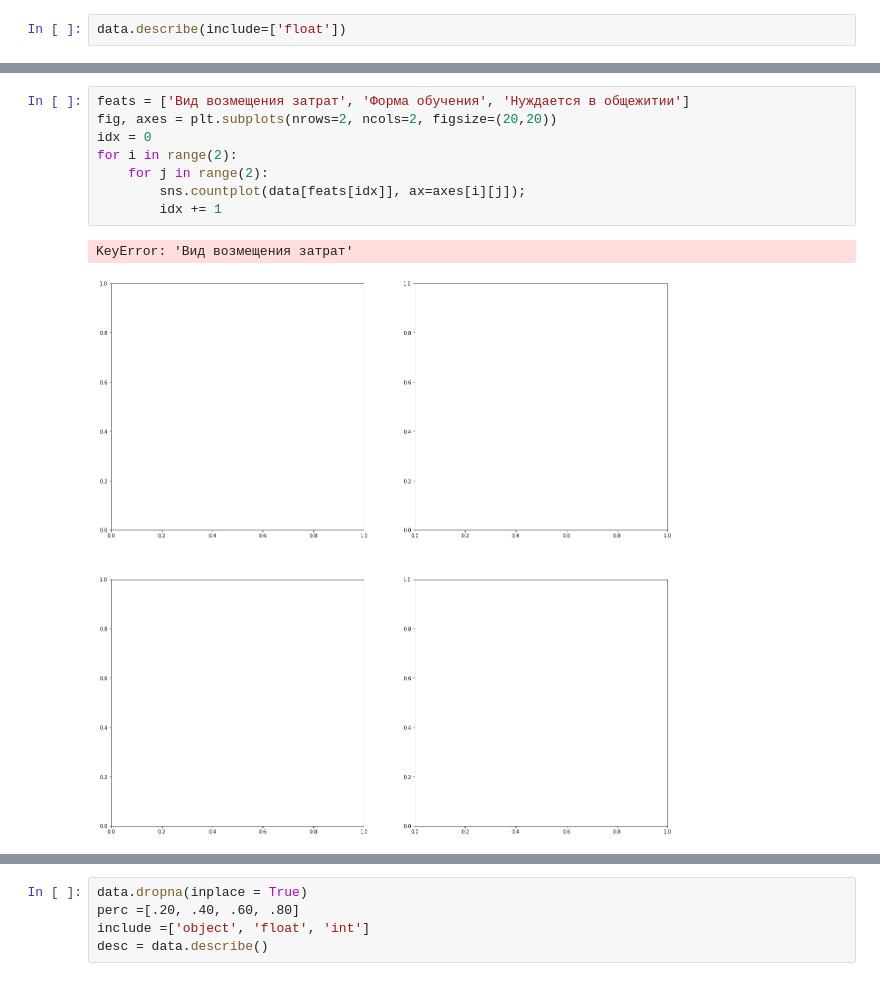
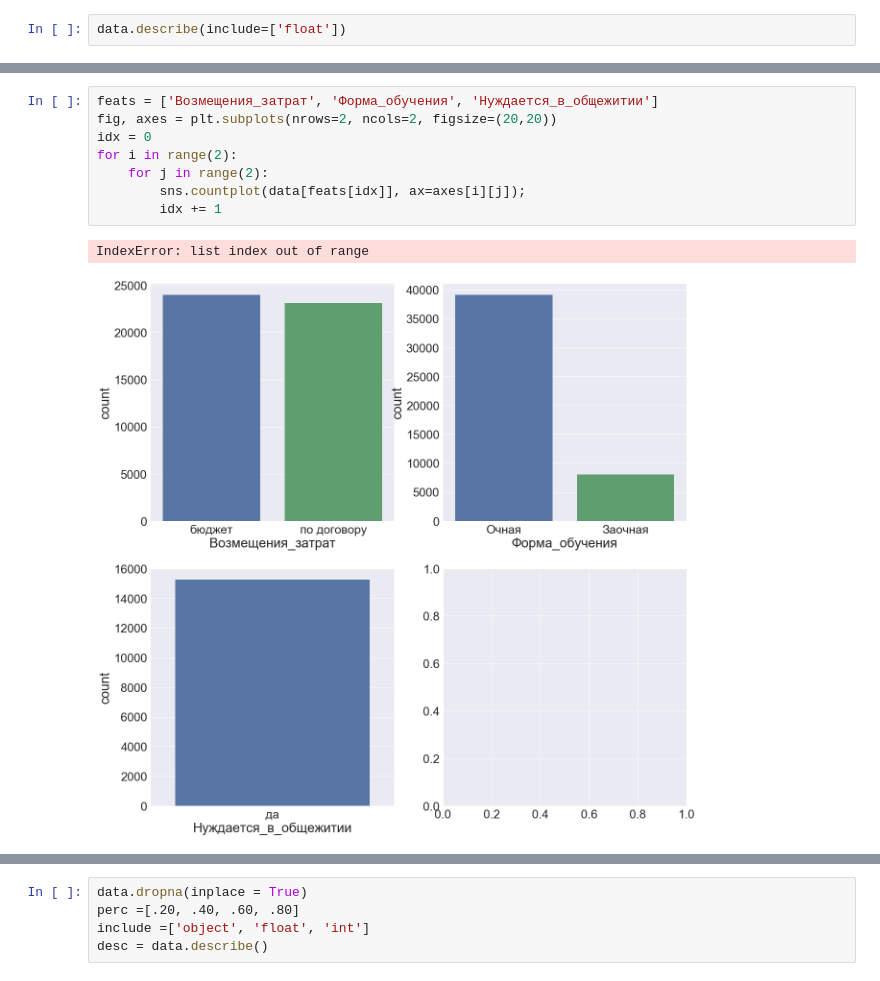
Before and after one commit to Orlandobb/Tyuiu-enrollee-analysis, a Jupyter notebook: Tyuiuanalysis.ipynb, the cells around one changed output, grey strips where cells are left out. Saved outputs shown, nothing was run; the diff lists cells and outputs as text.

```diff
--- a/Tyuiuanalysis.ipynb
+++ b/Tyuiuanalysis.ipynb
@@ -96,14 +105,14 @@ sns.heatmap(corr_matrix,annot=True,fmt = ".2f",cbar = True,cmap='PuOr',annot_kws
 # %%
-feats = ['Вид возмещения затрат', 'Форма обучения', 'Нуждается в общежитии']
+feats = ['Возмещения_затрат', 'Форма_обучения', 'Нуждается_в_общежитии']
 fig, axes = plt.subplots(nrows=2, ncols=2, figsize=(20,20))
 idx = 0
 for i in range(2):
     for j in range(2):
         sns.countplot(data[feats[idx]], ax=axes[i][j]);
         idx += 1
 # %% [output]
-KeyError: 'Вид возмещения затрат'
+IndexError: list index out of range
-[figure, old version]
+[figure, new version]
 # %%
 persons = pd.read_excel('persons.xlsx', index_col=0)
 persons.head(3)
```
Also changed, not shown: parts of 24 cells of this notebook.
